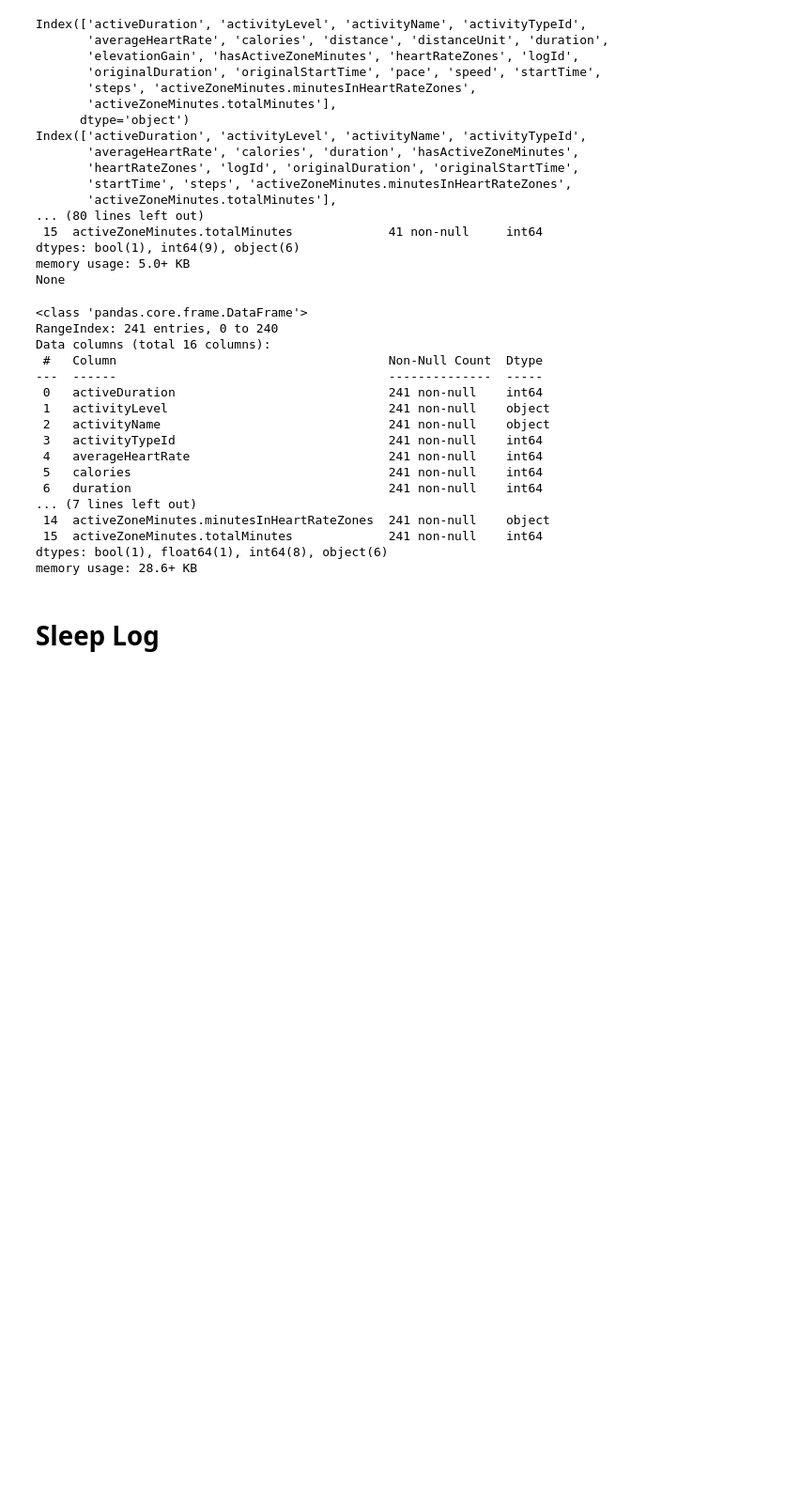
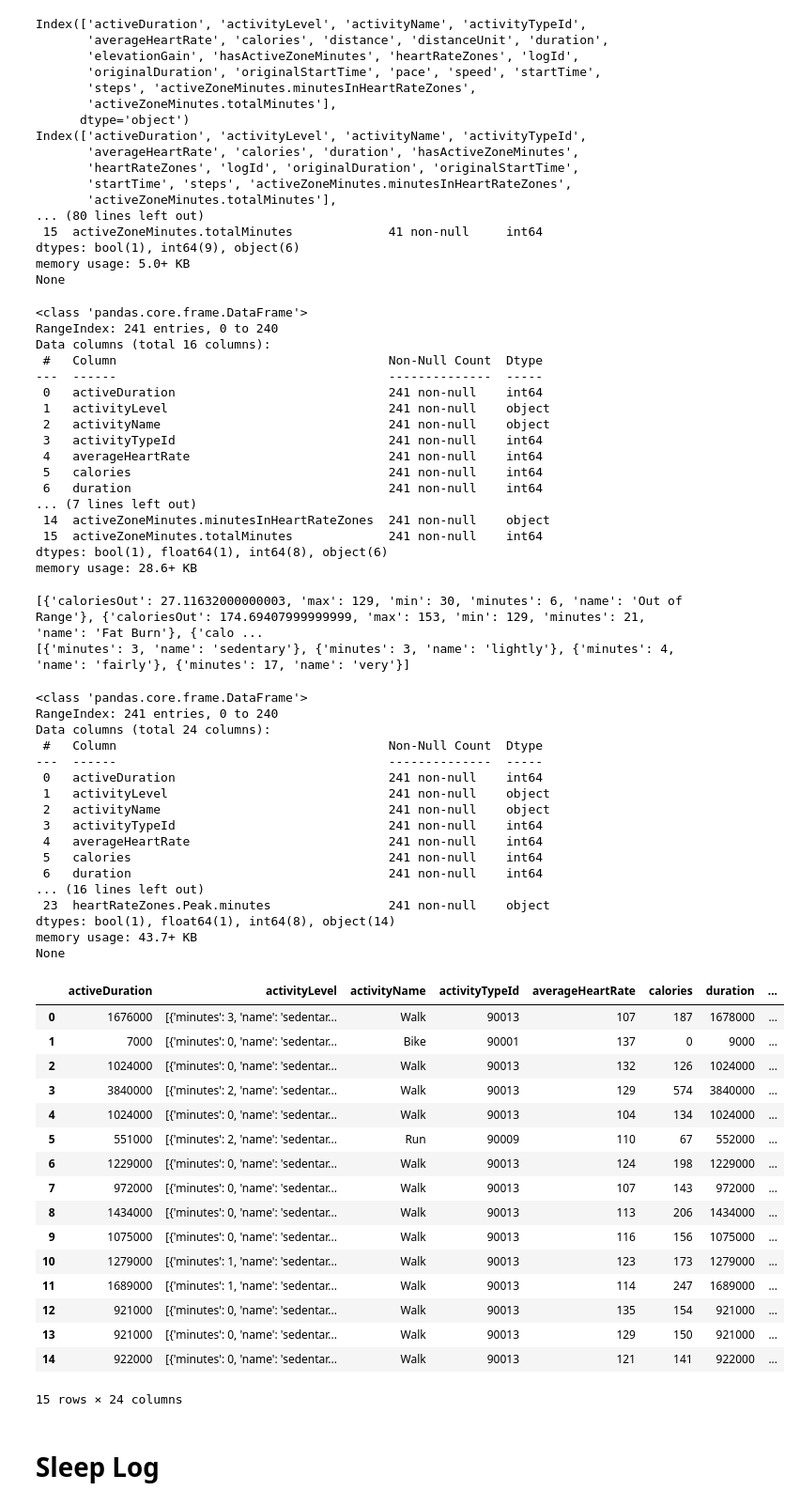
Before and after one commit to Saatvik1/Fishbit, a Jupyter notebook: Initial_Wrangling.ipynb, the cells around one changed output. Shown at 94% size. Cells and saved outputs as stored; diff of their text form; code cells hidden in the pictures; blank space fills up the shorter version.

Commit message:
created method to extract inner JSON to columns... incomplete cleaning

```diff
--- a/Initial_Wrangling.ipynb
+++ b/Initial_Wrangling.ipynb
@@ -114,3 +114,11 @@ dtypes: bool(1), float64(1), int64(8), object(6)
 memory usage: 28.6+ KB
 # %%
 #Examine data, clean are next steps for activity.
+# %%
+#print(type(activity_df['activeZoneMinutes.minutesInHeartRateZones'].iloc[0]))
+#print(activity_df['activeZoneMinutes.minutesInHeartRateZones'].iloc[0])
+print(activity_df['heartRateZones'].iloc[0])
+print(activity_df['activityLevel'].iloc[0])
+# %% [output]
+[{'caloriesOut': 27.11632000000003, 'max': 129, 'min': 30, 'minutes': 6, 'name': 'Out of Range'}, {'caloriesOut': 174.69407999999999, 'max': 153, 'min': 129, 'minutes': 21, 'name': 'Fat Burn'}, {'calo ...
+[{'minutes': 3, 'name': 'sedentary'}, {'minutes': 3, 'name': 'lightly'}, {'minutes': 4, 'name': 'fairly'}, {'minutes': 17, 'name': 'very'}]
@@ -117,3 +130,67 @@ memory usage: 28.6+ KB
+# %%
+base_column_string = 'heartRateZones'
+activity_df['heartRateZones.OutofRange.calories'] = None
+activity_df['heartRateZones.FatBurn.calories'] = None
+activity_df['heartRateZones.Cardio.calories'] = None
+activity_df['heartRateZones.Peak.calories'] = None
+
+activity_df['heartRateZones.OutofRange.minutes'] = None
+activity_df['heartRateZones.FatBurn.minutes'] = None
+activity_df['heartRateZones.Cardio.minutes'] = None
+activity_df['heartRateZones.Peak.minutes'] = None
+
+
+for index in range(0, len(activity_df['heartRateZones'])):
+    data_list = activity_df['heartRateZones'].iloc[index]
+    for small_dict in data_list:
+        generated_base_col_string = base_column_string + '.' + small_dict['name']
+        generated_base_col_string = generated_base_col_string.replace(" ", "")
+
+        cal_val = small_dict['caloriesOut']
+        #activity_df[generated_base_col_string + '.' + 'calories'].iloc[index] = cal_val
+        activity_df.iloc[index, activity_df.columns.get_loc(generated_base_col_string + '.' + 'calories')] = cal_val
+
+        minute_val = small_dict['minutes']
+        #activity_df[generated_base_col_string + '.' + 'minutes'].iloc[index] = minute_val
+        activity_df.iloc[index, activity_df.columns.get_loc(generated_base_col_string + '.' + 'minutes')] = minute_val
+# %%
+print(activity_df.info())
+activity_df.head(15)
+# %% [output]
+<class 'pandas.core.frame.DataFrame'>
+RangeIndex: 241 entries, 0 to 240
+Data columns (total 24 columns):
+ #   Column                                     Non-Null Count  Dtype
+---  ------                                     --------------  -----
+ 0   activeDuration                             241 non-null    int64
+ 1   activityLevel                              241 non-null    object
+ 2   activityName                               241 non-null    object
+ 3   activityTypeId                             241 non-null    int64
+ 4   averageHeartRate                           241 non-null    int64
+ 5   calories                                   241 non-null    int64
+ 6   duration                                   241 non-null    int64
+... (16 lines left out)
+ 23  heartRateZones.Peak.minutes                241 non-null    object
+dtypes: bool(1), float64(1), int64(8), object(14)
+memory usage: 43.7+ KB
+None
+|  | activeDuration | activityLevel | activityName | activityTypeId | averageHeartRate | calories | duration | ... |
+| 0 | 1676000 | [{'minutes': 3, 'name': 'sedentar... | Walk | 90013 | 107 | 187 | 1678000 | ... |
+| 1 | 7000 | [{'minutes': 0, 'name': 'sedentar... | Bike | 90001 | 137 | 0 | 9000 | ... |
+| 2 | 1024000 | [{'minutes': 0, 'name': 'sedentar... | Walk | 90013 | 132 | 126 | 1024000 | ... |
+| 3 | 3840000 | [{'minutes': 2, 'name': 'sedentar... | Walk | 90013 | 129 | 574 | 3840000 | ... |
+| 4 | 1024000 | [{'minutes': 0, 'name': 'sedentar... | Walk | 90013 | 104 | 134 | 1024000 | ... |
+| 5 | 551000 | [{'minutes': 2, 'name': 'sedentar... | Run | 90009 | 110 | 67 | 552000 | ... |
+| 6 | 1229000 | [{'minutes': 0, 'name': 'sedentar... | Walk | 90013 | 124 | 198 | 1229000 | ... |
+| 7 | 972000 | [{'minutes': 0, 'name': 'sedentar... | Walk | 90013 | 107 | 143 | 972000 | ... |
+| 8 | 1434000 | [{'minutes': 0, 'name': 'sedentar... | Walk | 90013 | 113 | 206 | 1434000 | ... |
+| 9 | 1075000 | [{'minutes': 0, 'name': 'sedentar... | Walk | 90013 | 116 | 156 | 1075000 | ... |
+| 10 | 1279000 | [{'minutes': 1, 'name': 'sedentar... | Walk | 90013 | 123 | 173 | 1279000 | ... |
+| 11 | 1689000 | [{'minutes': 1, 'name': 'sedentar... | Walk | 90013 | 114 | 247 | 1689000 | ... |
+| 12 | 921000 | [{'minutes': 0, 'name': 'sedentar... | Walk | 90013 | 135 | 154 | 921000 | ... |
+| 13 | 921000 | [{'minutes': 0, 'name': 'sedentar... | Walk | 90013 | 129 | 150 | 921000 | ... |
+| 14 | 922000 | [{'minutes': 0, 'name': 'sedentar... | Walk | 90013 | 121 | 141 | 922000 | ... |
+15 rows × 24 columns
 # %% [markdown]
 # Sleep Log
 # %%
```
Also changed, not shown: parts of 10 cells of this notebook.
